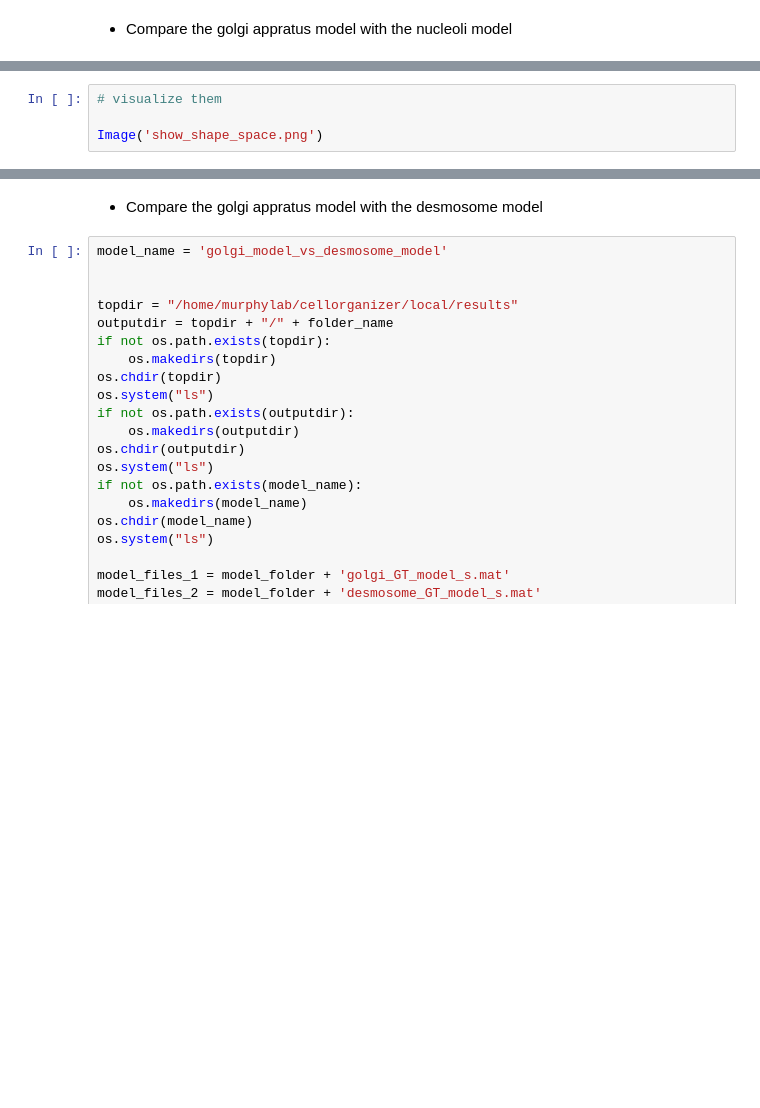
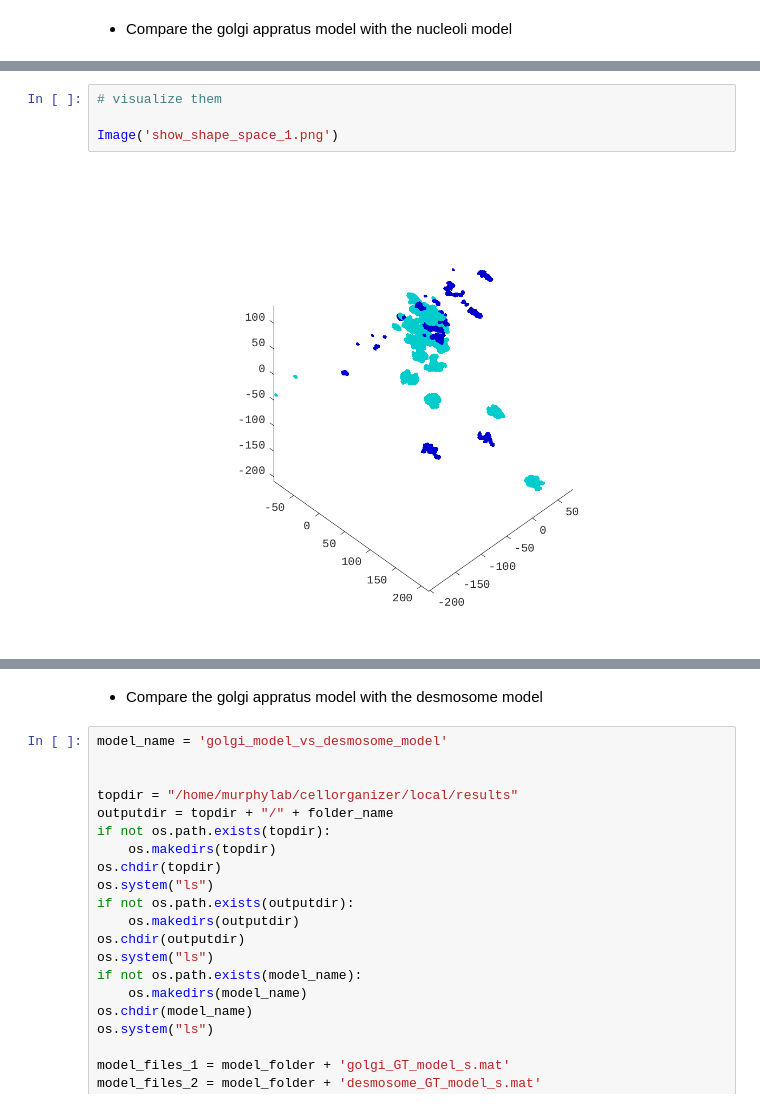
Before and after one commit to murphygroup/cellorganizer-jupyter-notebooks, a Jupyter notebook: workshop_demos/Module 4A.ipynb, the cells around one changed output, grey strips where cells are left out. Cells and saved outputs as stored; diff of their text form; blank space fills up the shorter version.

```diff
--- a/workshop_demos/Module 4A.ipynb
+++ b/workshop_demos/Module 4A.ipynb
@@ -41,7 +45,9 @@ HTML(filename =  'index.html')
 # %%
 # visualize them
 
-Image('show_shape_space.png')
+Image('show_shape_space_1.png')
+# %% [output]
+[figure, added]
 # %%
 Image('show_spatial_distribution.png')
 # %% [output]
```
Also changed, not shown: parts of 10 cells of this notebook, 6 other files.
